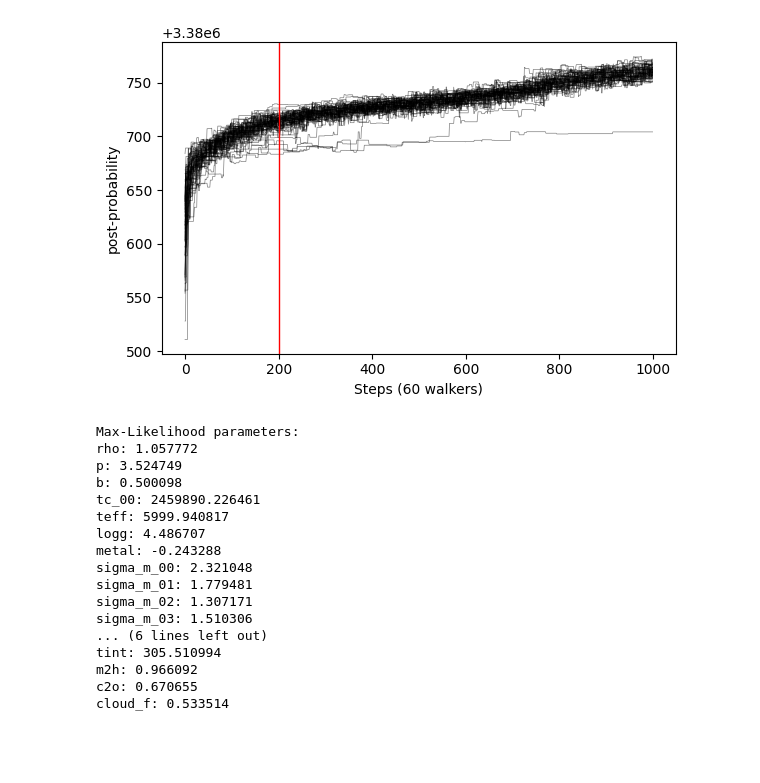
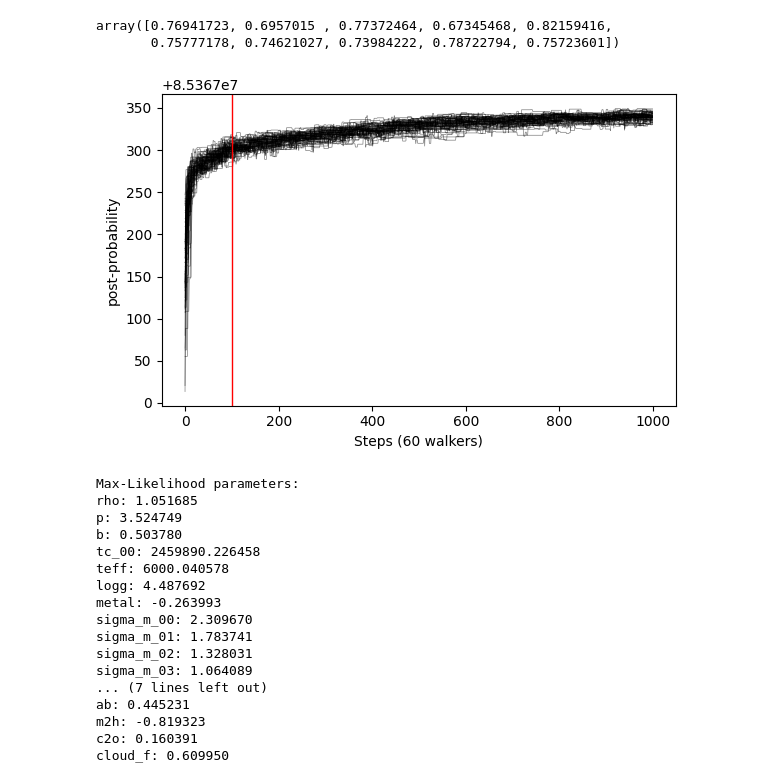
Before and after one commit to cjiang-exo/ReLiC, a Jupyter notebook: plot_corners.ipynb, the cells around one changed output. Saved outputs shown, nothing was run; the diff lists cells and outputs as text; code cells hidden in the pictures; blank space fills up the shorter version.

```diff
--- a/plot_corners.ipynb
+++ b/plot_corners.ipynb
@@ -5,7 +5,7 @@ import numpy as np
 import os
 from astropy.io import fits
 
-indir = '/home/ubuntu/work/lcretrieval/results/HD209458b/results-260507-joint/'
+indir = '/home/ubuntu/work/lcretrieval/results/HD209458b/results-260508-joint-pix/'
 infile  = os.path.join(indir, 'HD209458b.fits')
 
 with fits.open(infile) as hdul:
@@ -13,21 +13,27 @@ with fits.open(infile) as hdul:
     data = hdul['MCMC'].data
     postsamples = np.column_stack([data[name] for name in data.dtype.names])
     pnames = [name for name in data.dtype.names]
+# %%
+postsamples[-10:, -10]
+# %% [output]
+array([0.76941723, 0.6957015 , 0.77372464, 0.67345468, 0.82159416,
+       0.75777178, 0.74621027, 0.73984222, 0.78722794, 0.75723601])
 # %%
 infile = indir + 'lnprob.txt'
-burnin = 200
+burnin = 100
 
 lnprobs = np.loadtxt(infile)
-maxlike_params = postsamples[lnprobs.flatten().argmax()]
+maxlike_id = lnprobs.flatten().argmax()
+maxlike_params = postsamples[maxlike_id]
 
 fig, ax = pl.subplots(1,1,figsize=(6,4))
 ax.plot(lnprobs, c='k', lw=0.5, alpha=0.5)
 ax.axvline(burnin, c='r', lw=1)
 ax.set_xlabel(f'Steps ({lnprobs.shape[1]} walkers)')
 ax.set_ylabel('post-probability')
 fig.tight_layout()
 # %% [output]
-[figure, old version]
+[figure, new version]
 # %%
 # s = postsamples[np.where(lnprobs.flatten() > 84827740)[0]]
 s = postsamples[lnprobs.shape[1]*burnin:, :]
@@ -50,19 +56,19 @@ for n in pnames:
     print(f"{n}: {maxlike_params[pnames.index(n)]:.6f}")
 # %% [output]
 Max-Likelihood parameters:
-rho: 1.057772
+rho: 1.051685
 p: 3.524749
-b: 0.500098
-tc_00: 2459890.226461
-teff: 5999.940817
-logg: 4.486707
-metal: -0.243288
-sigma_m_00: 2.321048
-sigma_m_01: 1.779481
-sigma_m_02: 1.307171
-sigma_m_03: 1.510306
-... (6 lines left out)
-tint: 305.510994
-m2h: 0.966092
-c2o: 0.670655
-cloud_f: 0.533514
+b: 0.503780
+tc_00: 2459890.226458
+teff: 6000.040578
+logg: 4.487692
+metal: -0.263993
+sigma_m_00: 2.309670
+sigma_m_01: 1.783741
+sigma_m_02: 1.328031
+sigma_m_03: 1.064089
+... (7 lines left out)
+ab: 0.445231
+m2h: -0.819323
+c2o: 0.160391
+cloud_f: 0.609950
```
Also changed, not shown: 13 other files.
